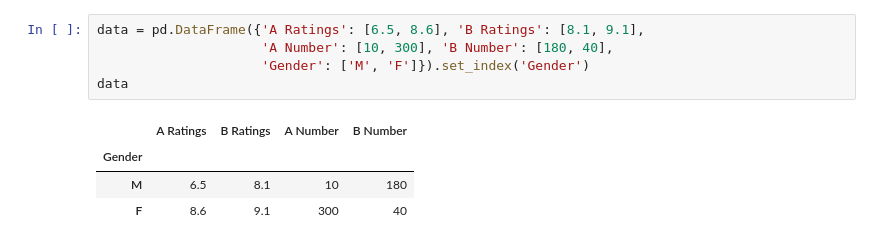
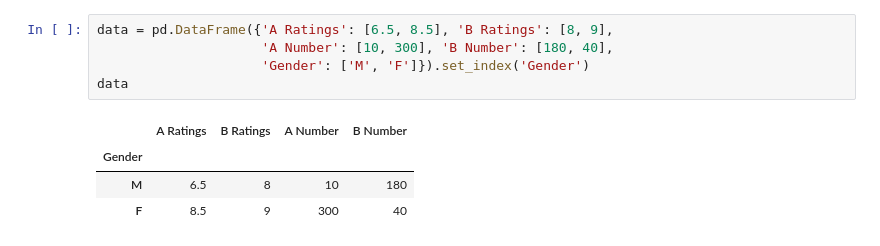
Before and after one commit to WillKoehrsen/Data-Analysis, a Jupyter notebook: statistics/Simpson's Paradox.ipynb, the cells around one changed output. Drawn from its saved outputs; the diff is of its cells as text.

```diff
--- a/statistics/Simpson's Paradox.ipynb
+++ b/statistics/Simpson's Paradox.ipynb
@@ -10,10 +11,10 @@ import matplotlib.pyplot as plt
 # %%
-data = pd.DataFrame({'A Ratings': [6.5, 8.6], 'B Ratings': [8.1, 9.1],
+data = pd.DataFrame({'A Ratings': [6.5, 8.5], 'B Ratings': [8, 9],
                      'A Number': [10, 300], 'B Number': [180, 40],
                      'Gender': ['M', 'F']}).set_index('Gender')
 data
 # %% [output]
 |  | A Ratings | B Ratings | A Number | B Number |
 | Gender |  |  |  |  |
-| M | 6.5 | 8.1 | 10 | 180 |
-| F | 8.6 | 9.1 | 300 | 40 |
+| M | 6.5 | 8 | 10 | 180 |
+| F | 8.5 | 9 | 300 | 40 |
```
Also changed, not shown: parts of 16 cells of this notebook.
